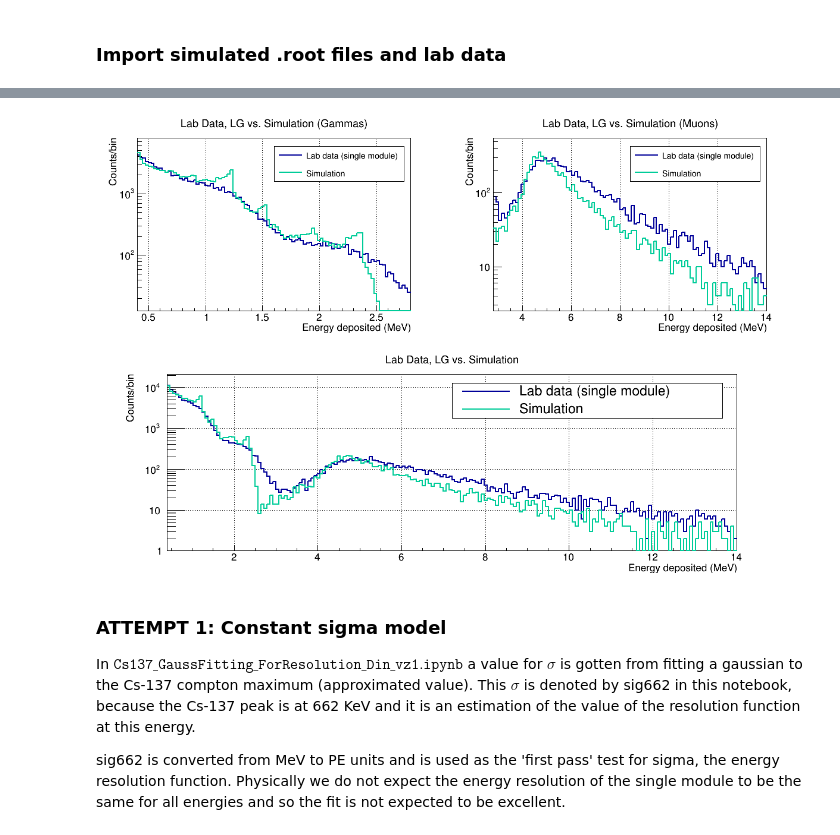
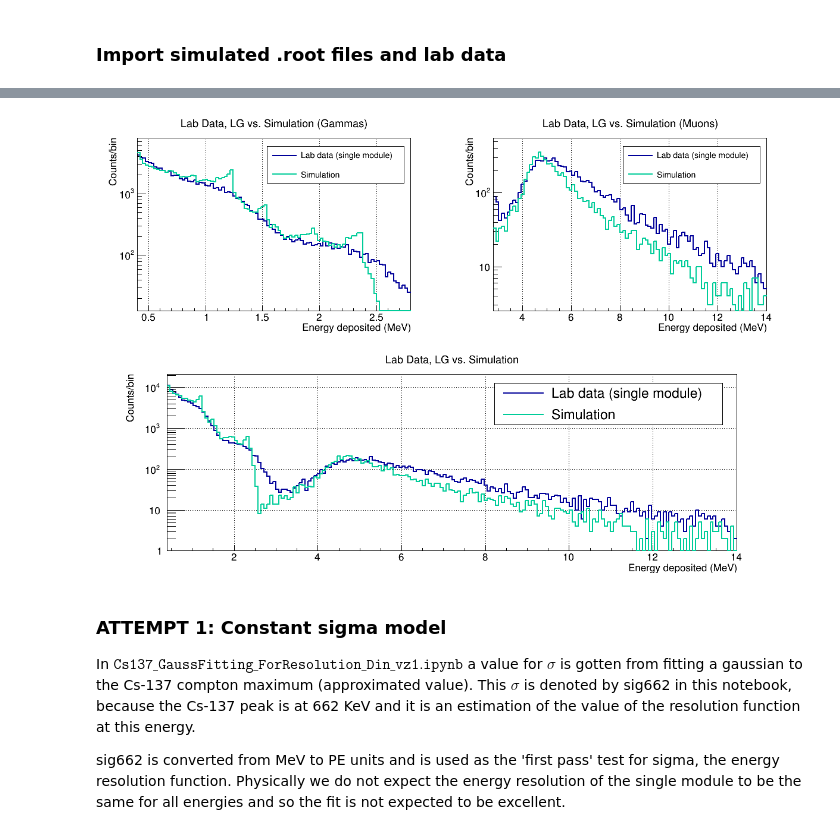
Before and after one commit to sgrobnik/SmearingProjectCUORE, a Jupyter notebook: SemaringProject_MuonsAndGammaSim_Din_vz5.ipynb, the cells around one changed output, grey strips where cells are left out. Saved outputs shown, nothing was run; the diff lists cells and outputs as text; code cells hidden in the pictures.

```diff
--- a/SemaringProject_MuonsAndGammaSim_Din_vz5.ipynb
+++ b/SemaringProject_MuonsAndGammaSim_Din_vz5.ipynb
@@ -131,7 +132,7 @@ gPad.SetLogy()
 gPad.SetGridx()
 gStyle.SetOptStat(0)
 
-legend = TLegend(0.5,0.7,0.88,0.86)
+legend = TLegend(0.48,0.69,0.88,0.86)
 legend.AddEntry(lab_g,"Lab data (single module)","l")
 legend.AddEntry(sim_g,"Simulation","l")
 legend.Draw()
@@ -158,7 +159,7 @@ gPad.SetLogy()
 gPad.SetGridx()
 gStyle.SetOptStat(0)
 
-legend2 = TLegend(0.5,0.7,0.88,0.86)
+legend2 = TLegend(0.48,0.69,0.88,0.86)
 legend2.AddEntry(lab_g,"Lab data (single module)","l")
 legend2.AddEntry(sim_g,"Simulation","l")
 legend2.Draw()
@@ -187,7 +188,7 @@ gPad.SetLogy()
 gPad.SetGrid()
 gStyle.SetOptStat(0)
 
-legend3 = TLegend(0.5,0.7,0.88,0.86)
+legend3 = TLegend(0.56,0.67,0.88,0.86)
 legend3.AddEntry(lab_g,"Lab data (single module)","l")
 legend3.AddEntry(sim_g,"Simulation","l")
 legend3.Draw()
@@ -211,5 +202,5 @@ Info in <TCanvas::Print>: png file NBv5_LabVsSimulation_FullSpectrum.png has bee
-[figure, old version]
+[figure, new version]
-[figure, old version]
+[figure, new version]
 # %% [markdown]
 ### ATTEMPT 1: Constant sigma model
 
```
Also changed, not shown: parts of 21 cells of this notebook, 1 other file.
